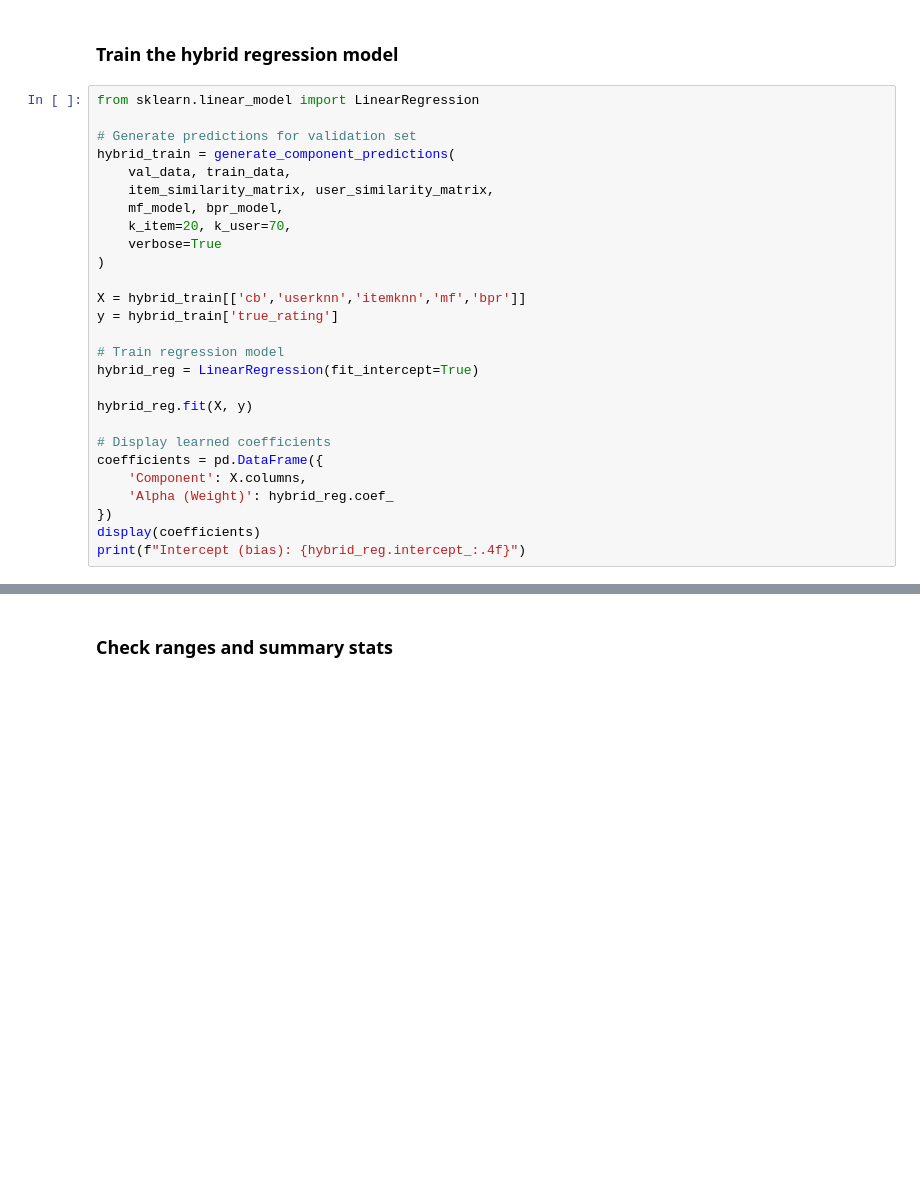
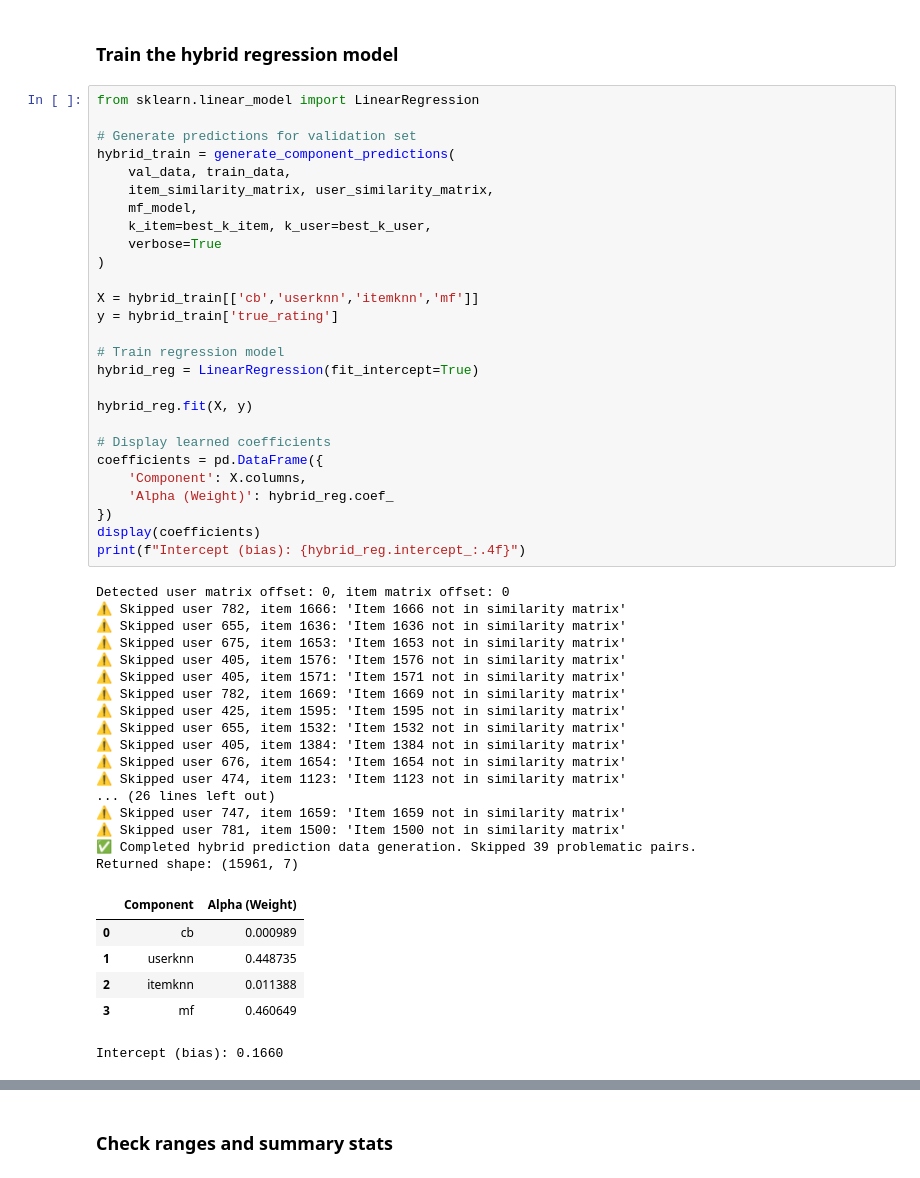
Before and after one commit to kantana8864/Recommender-Systems-Project, a Jupyter notebook: Project-RecSys.ipynb, the cells around one changed output, grey strips where cells are left out. Drawn from its saved outputs; the diff is of its cells as text; blank space fills up the shorter version.

```diff
--- a/Project-RecSys.ipynb
+++ b/Project-RecSys.ipynb
@@ -2280,29 +2284,53 @@ def generate_component_predictions(val_data, train_data,
 # %%
 from sklearn.linear_model import LinearRegression
 
 # Generate predictions for validation set
 hybrid_train = generate_component_predictions(
     val_data, train_data,
     item_similarity_matrix, user_similarity_matrix,
-    mf_model, bpr_model,
-    k_item=20, k_user=70,
+    mf_model,
+    k_item=best_k_item, k_user=best_k_user,
     verbose=True
 )
 
-X = hybrid_train[['cb','userknn','itemknn','mf','bpr']]
+X = hybrid_train[['cb','userknn','itemknn','mf']]
 y = hybrid_train['true_rating']
 
 # Train regression model
 hybrid_reg = LinearRegression(fit_intercept=True)
 
 hybrid_reg.fit(X, y)
 
 # Display learned coefficients
 coefficients = pd.DataFrame({
     'Component': X.columns,
     'Alpha (Weight)': hybrid_reg.coef_
 })
 display(coefficients)
 print(f"Intercept (bias): {hybrid_reg.intercept_:.4f}")
+# %% [output]
+Detected user matrix offset: 0, item matrix offset: 0
+⚠️ Skipped user 782, item 1666: 'Item 1666 not in similarity matrix'
+⚠️ Skipped user 655, item 1636: 'Item 1636 not in similarity matrix'
+⚠️ Skipped user 675, item 1653: 'Item 1653 not in similarity matrix'
+⚠️ Skipped user 405, item 1576: 'Item 1576 not in similarity matrix'
+⚠️ Skipped user 405, item 1571: 'Item 1571 not in similarity matrix'
+⚠️ Skipped user 782, item 1669: 'Item 1669 not in similarity matrix'
+⚠️ Skipped user 425, item 1595: 'Item 1595 not in similarity matrix'
+⚠️ Skipped user 655, item 1532: 'Item 1532 not in similarity matrix'
+⚠️ Skipped user 405, item 1384: 'Item 1384 not in similarity matrix'
+⚠️ Skipped user 676, item 1654: 'Item 1654 not in similarity matrix'
+⚠️ Skipped user 474, item 1123: 'Item 1123 not in similarity matrix'
+... (26 lines left out)
+⚠️ Skipped user 747, item 1659: 'Item 1659 not in similarity matrix'
+⚠️ Skipped user 781, item 1500: 'Item 1500 not in similarity matrix'
+✅ Completed hybrid prediction data generation. Skipped 39 problematic pairs.
+Returned shape: (15961, 7)
+|  | Component | Alpha (Weight) |
+| 0 | cb | 0.000989 |
+| 1 | userknn | 0.448735 |
+| 2 | itemknn | 0.011388 |
+| 3 | mf | 0.460649 |
+Intercept (bias): 0.1660
 # %%
 print(hybrid_train.isna().sum())
```
Also changed, not shown: parts of 11 cells of this notebook.
